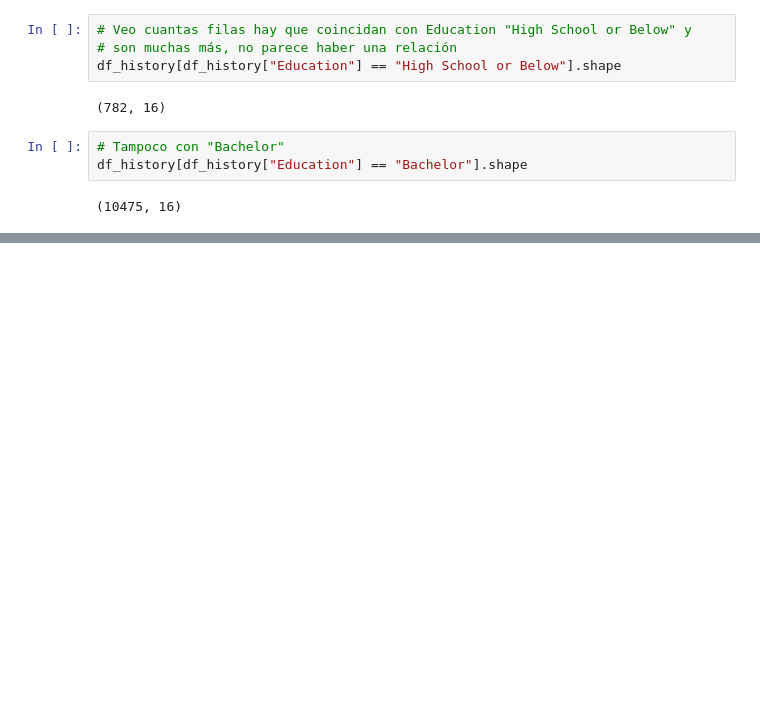
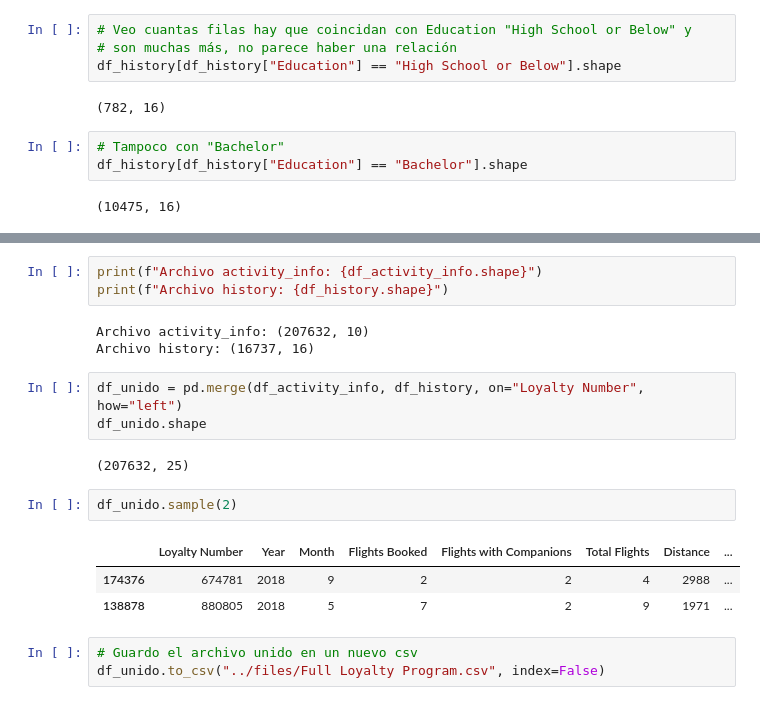
Before and after one commit to Adalab/bda-modulo-3-evaluacion-final-Andrea-Gauger, a Jupyter notebook: notebooks/01_eda.ipynb, the cells around one changed output, grey strips where cells are left out. Drawn from its saved outputs; the diff is of its cells as text; blank space fills up the shorter version.

Commit message:
union df y creación csv unido

```diff
--- a/notebooks/01_eda.ipynb
+++ b/notebooks/01_eda.ipynb
@@ -491,0 +567,20 @@ df_history[df_history["Education"] == "Bachelor"].shape
+# %%
+print(f"Archivo activity_info: {df_activity_info.shape}")
+print(f"Archivo history: {df_history.shape}")
+# %% [output]
+Archivo activity_info: (207632, 10)
+Archivo history: (16737, 16)
+# %%
+df_unido = pd.merge(df_activity_info, df_history, on="Loyalty Number", how="left")
+df_unido.shape
+# %% [output]
+(207632, 25)
+# %%
+df_unido.sample(2)
+# %% [output]
+|  | Loyalty Number | Year | Month | Flights Booked | Flights with Companions | Total Flights | Distance | ... |
+| 174376 | 674781 | 2018 | 9 | 2 | 2 | 4 | 2988 | ... |
+| 138878 | 880805 | 2018 | 5 | 7 | 2 | 9 | 1971 | ... |
+# %%
+# Guardo el archivo unido en un nuevo csv
+df_unido.to_csv("../files/Full Loyalty Program.csv", index=False)
```
Also changed, not shown: parts of 21 cells of this notebook, 2 other files.
